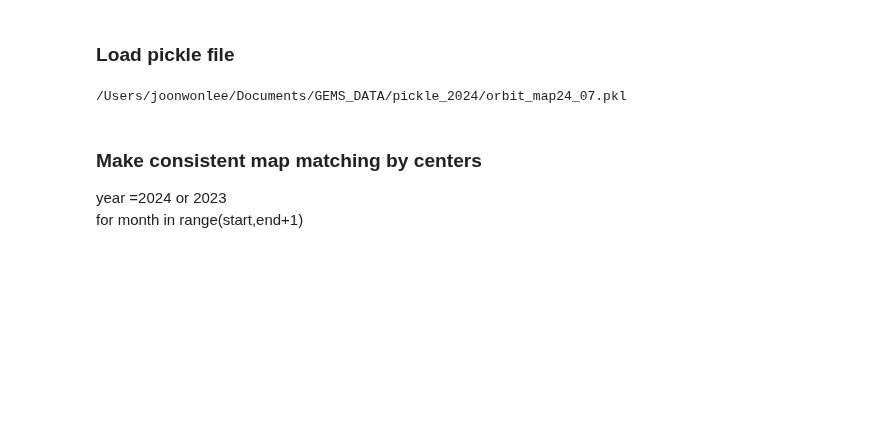
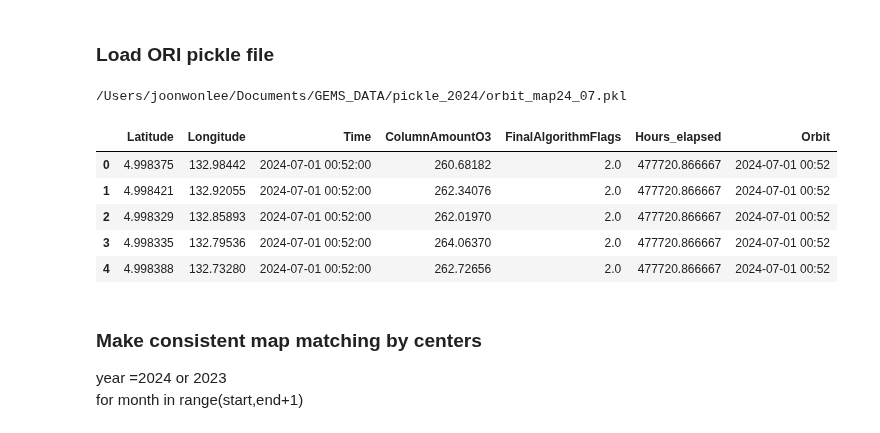
Before and after one commit to cl20813/GEMS_TCO, a Jupyter notebook: data_preprocessing/step3_align_into_regular_grid.ipynb, the cells around one changed output. Drawn from its saved outputs; the diff is of its cells as text; code cells hidden in the pictures; blank space fills up the shorter version.

```diff
--- a/data_preprocessing/step3_align_into_regular_grid.ipynb
+++ b/data_preprocessing/step3_align_into_regular_grid.ipynb
@@ -24,7 +22,7 @@ from pathlib import Path
 from GEMS_TCO import configuration as config
 from GEMS_TCO import data_preprocess as dmbh
 # %% [markdown]
-### Load pickle file
+### Load ORI pickle file
 # %%
 mac_data_path = config.mac_data_load_path
 years = [2024]  # years = [2023,2024]
@@ -40,6 +38,15 @@ print(picklefile_path)
 # %%
 with open(picklefile_path, 'rb') as pickle_file:
     data_map_hour = pickle.load(pickle_file)
+# %%
+data_map_hour['y24m07day01_hm00:52'].head()
+# %% [output]
+|  | Latitude | Longitude | Time | ColumnAmountO3 | FinalAlgorithmFlags | Hours_elapsed | Orbit |
+| 0 | 4.998375 | 132.98442 | 2024-07-01 00:52:00 | 260.68182 | 2.0 | 477720.866667 | 2024-07-01 00:52 |
+| 1 | 4.998421 | 132.92055 | 2024-07-01 00:52:00 | 262.34076 | 2.0 | 477720.866667 | 2024-07-01 00:52 |
+| 2 | 4.998329 | 132.85893 | 2024-07-01 00:52:00 | 262.01970 | 2.0 | 477720.866667 | 2024-07-01 00:52 |
+| 3 | 4.998335 | 132.79536 | 2024-07-01 00:52:00 | 264.06370 | 2.0 | 477720.866667 | 2024-07-01 00:52 |
+| 4 | 4.998388 | 132.73280 | 2024-07-01 00:52:00 | 262.72656 | 2.0 | 477720.866667 | 2024-07-01 00:52 |
 # %% [markdown]
 ### Make consistent map matching by centers
 
```
Also changed, not shown: parts of 2 cells of this notebook, 3 other files.
